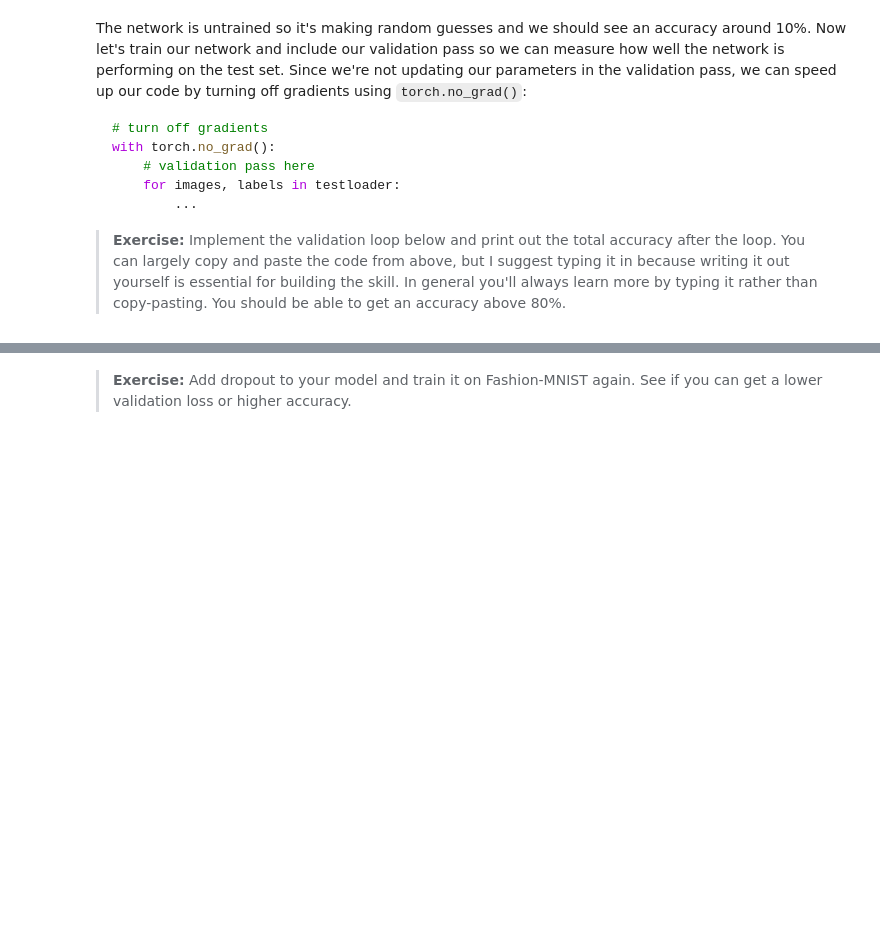
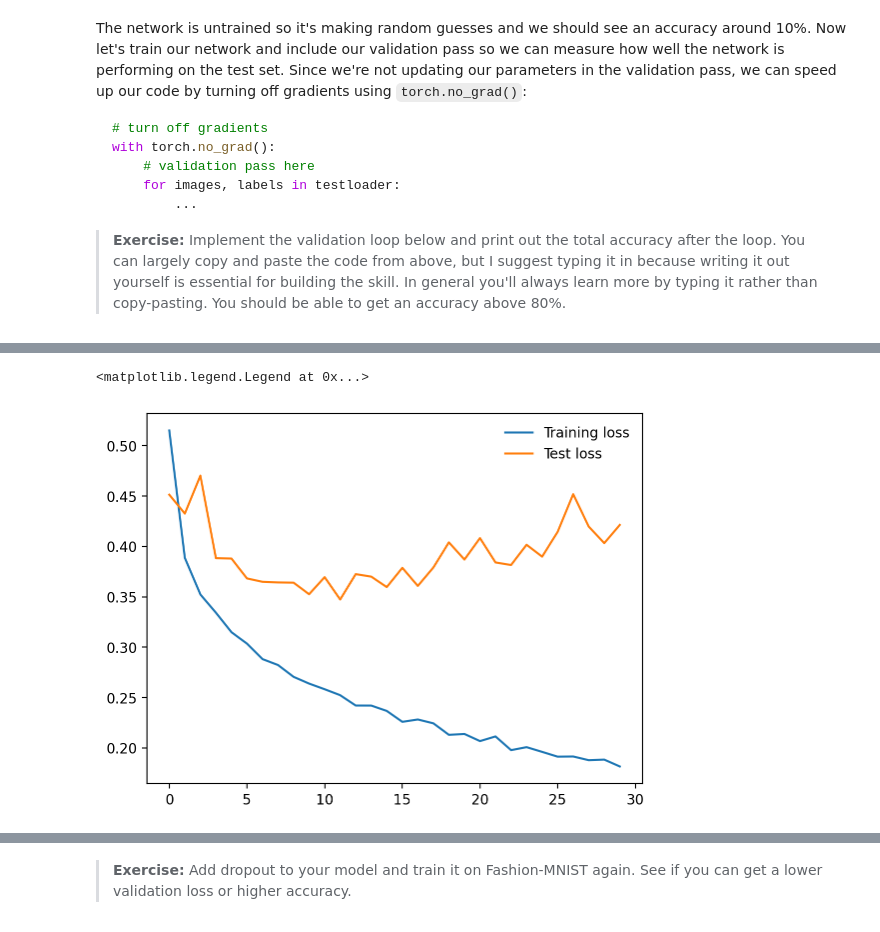
Before and after one commit to chemutai254/Neural_Networks, a Jupyter notebook: cd0281-Introduction-to-Neural-Networks-with-PyTorch-master/deep-learning-with-pytorch/Part 5 - Inference and Validation (Exercises).ipynb, the cells around one changed output, grey strips where cells are left out. Drawn from its saved outputs; the diff is of its cells as text; code cells hidden in the pictures; blank space fills up the shorter version.

Commit message:
Saving and Loading Models/Images

```diff
--- a/cd0281-Introduction-to-Neural-Networks-with-PyTorch-master/deep-learning-with-pytorch/Part 5 - Inference and Validation (Exercises).ipynb
+++ b/cd0281-Introduction-to-Neural-Networks-with-PyTorch-master/deep-learning-with-pytorch/Part 5 - Inference and Validation (Exercises).ipynb
@@ -138,5 +138,24 @@ for e in range(epochs):
 
     else:
         ## TODO: Implement the validation pass and print out the validation accuracy
-        print(f'Accuracy: {accuracy.item()*100}%')
+        test_accuracy = 0
+        test_loss = 0
+
+        with torch.no_grad():
+            for images, labels in testloader:
+                log_ps = model(images)
+                test_loss += criterion(log_ps, labels).item()
+
+                ps = torch.exp(log_ps)
+                top_p, top_class = ps.topk(1, dim=1)
+                equals = top_class == labels.view(*top_class.shape)
+                test_accuracy += torch.mean(equals.type(torch.FloatTensor)).item()
+
+        train_losses.append(running_loss/len(trainloader))
+        test_losses.append(test_loss/len(testloader))
+
+        print(f"Epoch {e+1}/{epochs}.. "
+              f"Train loss: {running_loss/len(trainloader):.3f}.. "
+              f"Test loss: {test_loss/len(testloader):.3f}.. "
+              f"Test accuracy: {test_accuracy/len(testloader):.3f}")
 # %% [output]
@@ -160,3 +184,11 @@ Accuracy: 7.8125%
+# %%
+plt.plot(train_losses, label='Training loss')
+plt.plot(test_losses, label='Test loss')
+
+plt.legend(frameon=False)
+# %% [output]
+<matplotlib.legend.Legend at 0x...>
+[figure, added]
 # %% [markdown]
 ## Overfitting
 
```
Also changed, not shown: parts of 8 cells of this notebook, 1 other file.
